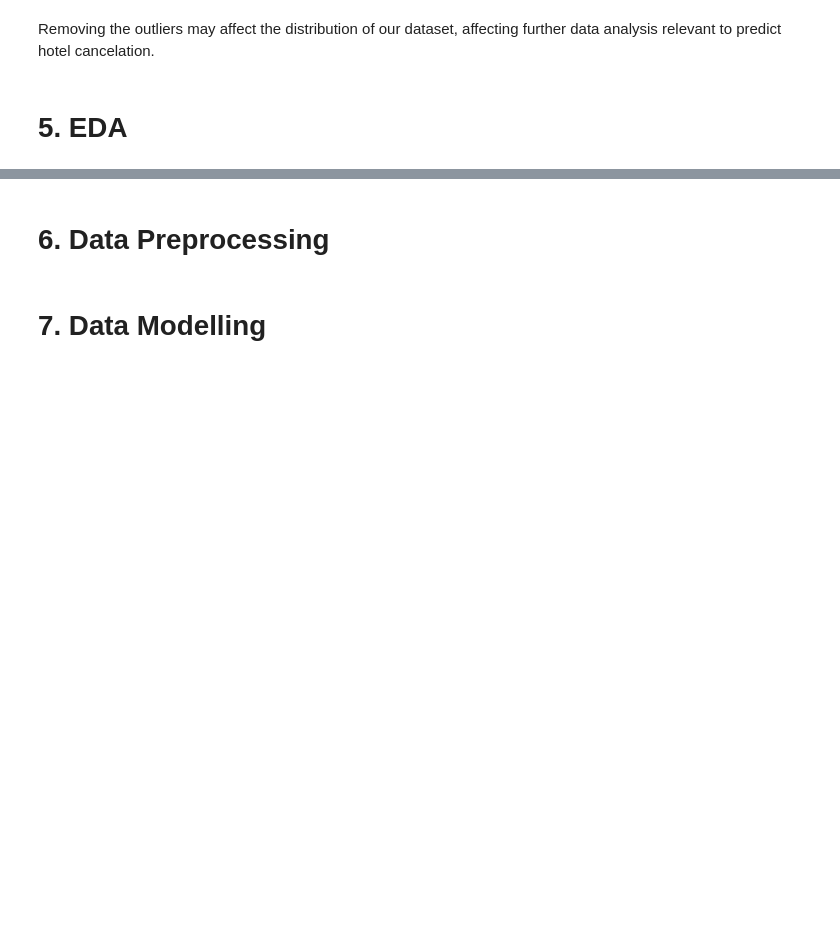
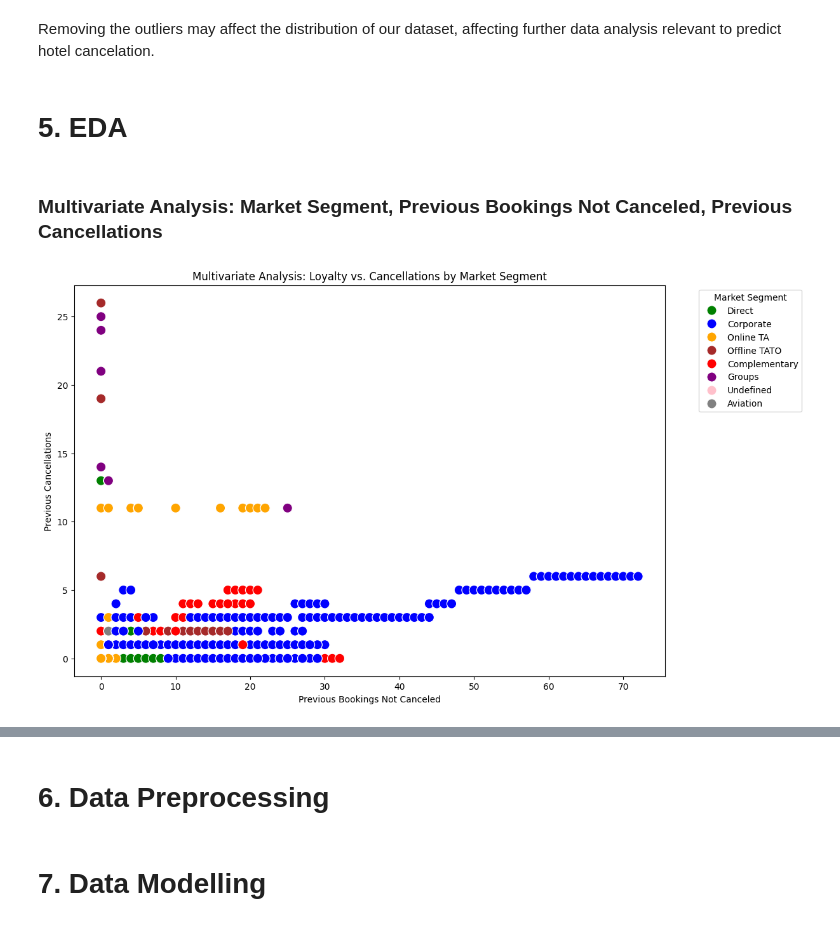
Before and after one commit to MuchiriKinyua/Hotel-booking-and-cancellation-system, a Jupyter notebook: Student.ipynb, the cells around one changed output, grey strips where cells are left out. Saved outputs shown, nothing was run; the diff lists cells and outputs as text; code cells hidden in the pictures; blank space fills up the shorter version.

Commit message:
performed multivariate analysis

```diff
--- a/Student.ipynb
+++ b/Student.ipynb
@@ -520,3 +520,24 @@ plt.show()
 Removing the outliers may affect the distribution of our dataset, affecting further data analysis relevant to predict hotel cancelation.
 # %% [markdown]
 # 5. EDA
+# %% [markdown]
+### Multivariate Analysis: Market Segment, Previous Bookings Not Canceled, Previous Cancellations
+# %%
+# Filter relevant columns
+loyalty_cancellation_data = hotel[['market_segment', 'previous_bookings_not_canceled', 'previous_cancellations']]
+
+# Define colors for each market segment
+# segment_colors = {'Corporate': '#1f77b4', 'Online TA': '#ff7f0e', 'Direct': '#2ca02c', 'Offline TA/TO': '#8c564b',
+#                   'Groups': '#9467bd', 'Complementary': '#d62728', 'Undefined': '#e377c2', 'Aviation': '#7f7f7f', 'Unknown': '#bcbd22'}
+segment_colors = {'Online TA': 'orange', 'Offline TATO': 'brown', 'Groups': 'purple', 'Corporate': 'blue', 'Direct': 'green', 'Undefined': 'pink', 'Aviation': 'gray', 'Complementary': 'red'}
+
+# Scatter plot for loyalty vs. cancellations
+plt.figure(figsize=(12, 8))
+sns.scatterplot(x='previous_bookings_not_canceled', y='previous_cancellations', hue='market_segment', data=loyalty_cancellation_data, palette=segment_colors, s=120)
+plt.title('Multivariate Analysis: Loyalty vs. Cancellations by Market Segment')
+plt.xlabel('Previous Bookings Not Canceled')
+plt.ylabel('Previous Cancellations')
+plt.legend(title='Market Segment', bbox_to_anchor=(1.05, 1), loc='upper left')
+plt.show()
+# %% [output]
+[figure, added]
```
Also changed, not shown: parts of 9 cells of this notebook.
